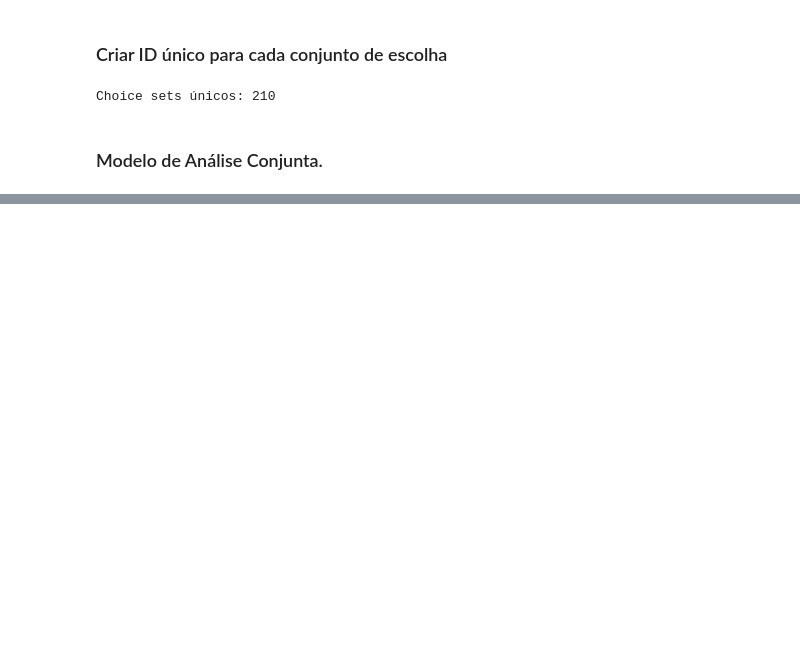
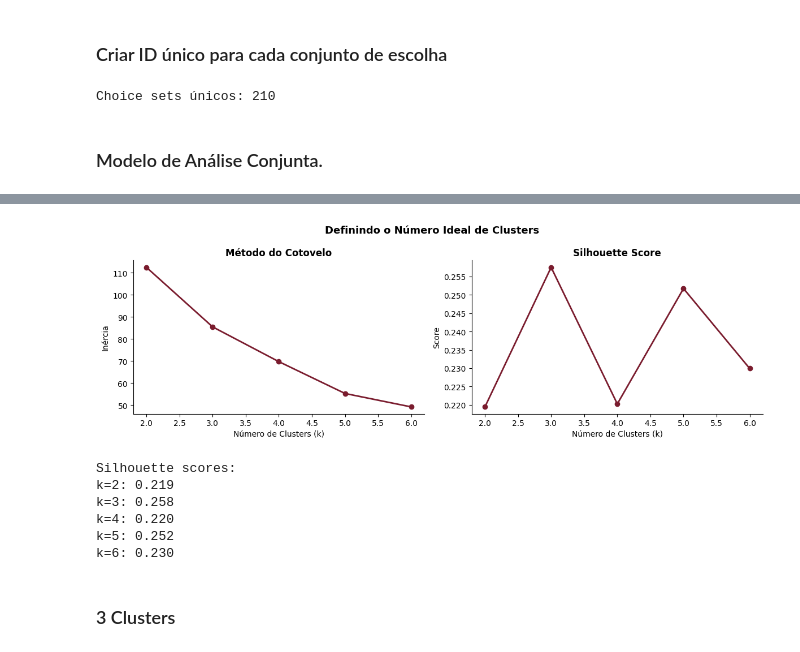
Before and after one commit to geovann4s/AnaliseTitanicaula, a Jupyter notebook: AnáliseConjunta/analise_conjunta.ipynb, the cells around one changed output, grey strips where cells are left out. Cells and saved outputs as stored; diff of their text form; code cells hidden in the pictures; blank space fills up the shorter version.

```diff
--- a/AnáliseConjunta/analise_conjunta.ipynb
+++ b/AnáliseConjunta/analise_conjunta.ipynb
@@ -375,0 +516,59 @@ plt.show()
+# %%
+# ============================================
+# 2. DEFINIR NÚMERO IDEAL DE CLUSTERS
+# Método do Cotovelo + Silhouette
+# ============================================
+
+# Padronizar os dados
+scaler = StandardScaler()
+X_scaled = scaler.fit_transform(df_imp)
+
+# Testar de 2 a 6 clusters
+inertias = []
+silhouettes = []
+ks = range(2, 7)
+
+for k in ks:
+    kmeans = KMeans(n_clusters=k, random_state=42, n_init=10)
+    labels = kmeans.fit_predict(X_scaled)
+    inertias.append(kmeans.inertia_)
+    silhouettes.append(silhouette_score(X_scaled, labels))
+
+# Gráfico
+fig, axes = plt.subplots(1, 2, figsize=(12, 4))
+
+# Cotovelo
+axes[0].plot(ks, inertias, "o-", color="#7a1c2e", linewidth=2)
+axes[0].set_title("Método do Cotovelo", fontweight="bold")
+axes[0].set_xlabel("Número de Clusters (k)")
+axes[0].set_ylabel("Inércia")
+axes[0].spines["top"].set_visible(False)
+axes[0].spines["right"].set_visible(False)
+
+# Silhouette
+axes[1].plot(ks, silhouettes, "o-", color="#7a1c2e", linewidth=2)
+axes[1].set_title("Silhouette Score", fontweight="bold")
+axes[1].set_xlabel("Número de Clusters (k)")
+axes[1].set_ylabel("Score")
+axes[1].spines["top"].set_visible(False)
+axes[1].spines["right"].set_visible(False)
+
+plt.suptitle("Definindo o Número Ideal de Clusters",
+             fontsize=13, fontweight="bold")
+plt.tight_layout()
+plt.savefig("clusters_ideal.png", dpi=150)
+plt.show()
+
+print("\nSilhouette scores:")
+for k, s in zip(ks, silhouettes):
+    print(f"k={k}: {s:.3f}")
+# %% [output]
+[figure, added]
+Silhouette scores:
+k=2: 0.219
+k=3: 0.258
+k=4: 0.220
+k=5: 0.252
+k=6: 0.230
+# %% [markdown]
+### 3 Clusters
```
Also changed, not shown: parts of 25 cells of this notebook, 7 other files.
